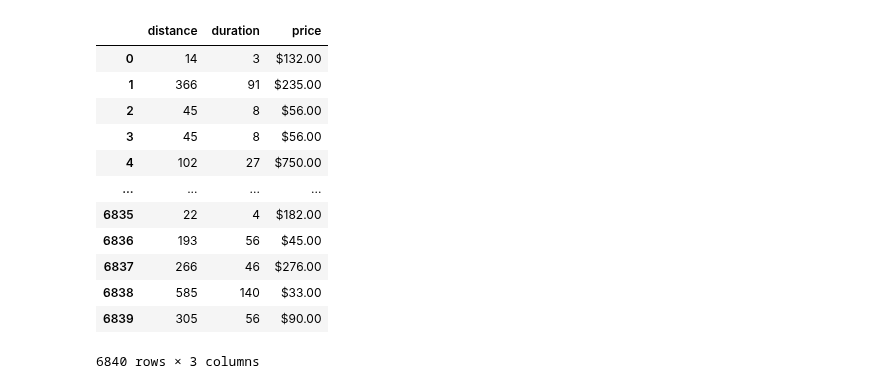
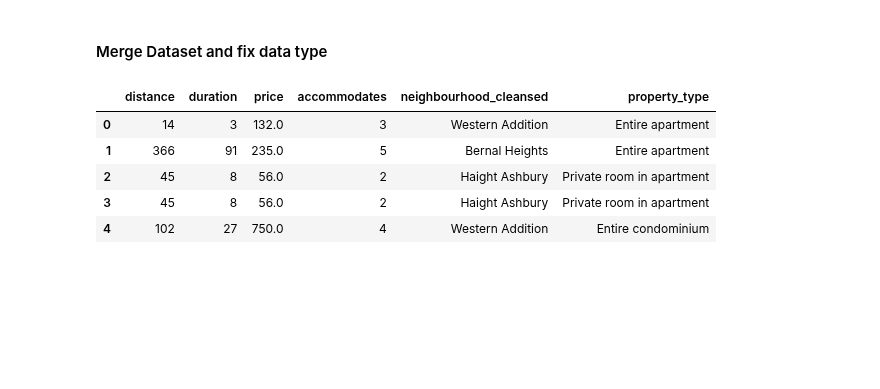
Before and after one commit to LingxingG/Data-Mining-Project, a Jupyter notebook: analysis/transit_relationship/transit_rental_regression.ipynb, the cells around one changed output. Cells and saved outputs as stored; diff of their text form; code cells hidden in the pictures; blank space fills up the shorter version.

```diff
--- a/analysis/transit_relationship/transit_rental_regression.ipynb
+++ b/analysis/transit_relationship/transit_rental_regression.ipynb
@@ -42,17 +23,17 @@ Name: price, Length: 7274, dtype: object
+# %% [markdown]
+#### Merge Dataset and fix data type
 # %%
 df = pd.merge(df_transit, df_listing, on="id")
-df[["distance", "duration", "price"]]
+df["price"] = df.price.str.replace('$','')
+df["price"].replace(',','', regex=True, inplace=True)
+df["price"] = df["price"].astype(float)
+
+df_filtered = df[["distance", "duration", "price", "accommodates", "neighbourhood_cleansed", "property_type"]]
+df_filtered.head()
 # %% [output]
-|  | distance | duration | price |
-| 0 | 14 | 3 | $132.00 |
-| 1 | 366 | 91 | $235.00 |
-| 2 | 45 | 8 | $56.00 |
-| 3 | 45 | 8 | $56.00 |
-| 4 | 102 | 27 | $750.00 |
-| ... | ... | ... | ... |
-| 6835 | 22 | 4 | $182.00 |
-| 6836 | 193 | 56 | $45.00 |
-| 6837 | 266 | 46 | $276.00 |
-| 6838 | 585 | 140 | $33.00 |
-| 6839 | 305 | 56 | $90.00 |
+|  | distance | duration | price | accommodates | neighbourhood_cleansed | property_type |
+| 0 | 14 | 3 | 132.0 | 3 | Western Addition | Entire apartment |
+| 1 | 366 | 91 | 235.0 | 5 | Bernal Heights | Entire apartment |
+| 2 | 45 | 8 | 56.0 | 2 | Haight Ashbury | Private room in apartment |
+| 3 | 45 | 8 | 56.0 | 2 | Haight Ashbury | Private room in apartment |
+| 4 | 102 | 27 | 750.0 | 4 | Western Addition | Entire condominium |
-6840 rows × 3 columns
```
Also changed, not shown: parts of 30 cells of this notebook, 3 other files.
